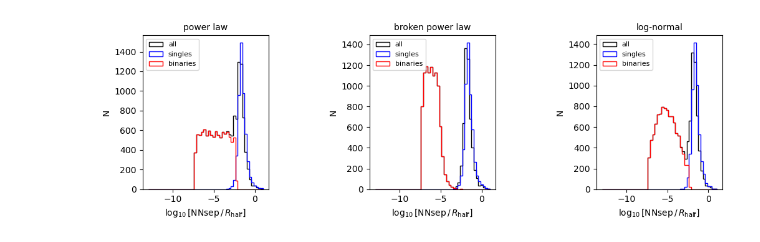
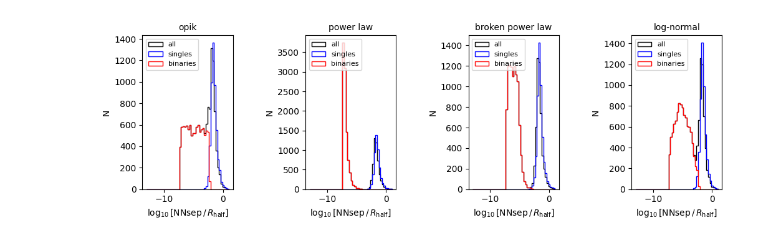
Before and after one commit to mgwalkergit/xymass, a Jupyter notebook: examples/sample_r2d_with_binaries.ipynb, the cells around one changed output. Cells and saved outputs as stored; diff of their text form; code cells hidden in the pictures.

Commit message:
updated examples to include opik

```diff
--- a/examples/sample_r2d_with_binaries.ipynb
+++ b/examples/sample_r2d_with_binaries.ipynb
@@ -103,13 +106,19 @@ plt.show()
 s_min=1.*u.AU #minimum separation
 s_max=100000*u.AU #maximum separation
 # %%
-pl_alpha=1.001 #power law, index, defined so 2D separation function is dN/ds propto s^(-alpha)
-
-#add binary companions according to 2D separation function that is power law
-r2d_with_binaries_pl=xymass.add_binaries_func(r2d.r_xyz,\
-                                              separation_func='pl',mass_primary=mass_primary,\
+#add binary companions according to 2D separation function that is Opik's law
+r2d_with_binaries_opik=xymass.add_binaries_func(r2d.r_xyz,\
+                                              separation_func='opik',mass_primary=mass_primary,\
                                               mass_secondary=mass_secondary,f_binary=f_binary,s_min=s_min,\
-                                              s_max=s_max,alpha=pl_alpha,projected=True) #project=True if separation function is 2D, False if 3D
+                                              s_max=s_max,projected=True) #project=True if separation function is 2D, False if 3D
+# %%
+pl_alpha=2.001 #power law, index, defined so 2D separation function is dN/ds propto s^(-alpha)
+
+#add binary companions according to 2D separation function that is power law
+r2d_with_binaries_pl=xymass.add_binaries_func(r2d.r_xyz,\
+                                              separation_func='pl',mass_primary=mass_primary,\
+                                              mass_secondary=mass_secondary,f_binary=f_binary,s_min=s_min,\
+                                              s_max=s_max,alpha=pl_alpha,projected=True) #project=True if separation function is 2D, False if 3D
 # %%
 bpl_s_break=100.*u.AU #broken power law, break separation
 bpl_alpha1=1.01 #broken power law, index at s < s_break
@@ -135,41 +144,41 @@ r2d_with_binaries_lognormal=xymass.add_binaries_func(r2d.r_xyz,\
 #plot nearest neighbor separation function for each case
 
 fig=plt.figure(figsize=(12,8))
-ax1=fig.add_subplot(231)
-ax2=fig.add_subplot(232)
-ax3=fig.add_subplot(233)
-#ax4=fig.add_subplot(224)
+ax1=fig.add_subplot(241)
+ax2=fig.add_subplot(242)
+ax3=fig.add_subplot(243)
+ax4=fig.add_subplot(244)
 fig.subplots_adjust(wspace=0.8,hspace=0.5)
 
-ax=[ax1,ax2,ax3]
-title=['power law','broken power law','log-normal']
+ax=[ax1,ax2,ax3,ax4]
+title=['opik','power law','broken power law','log-normal']
 
 i=0
-for sample in [r2d_with_binaries_pl,r2d_with_binaries_bpl,r2d_with_binaries_lognormal]:
+for sample in [r2d_with_binaries_opik,r2d_with_binaries_pl,r2d_with_binaries_bpl,r2d_with_binaries_lognormal]:
     xy=np.c_[sample.r_xyz.T[0],sample.r_xyz.T[1]]
     xy_singles=np.c_[sample.r_xyz.T[0],sample.r_xyz.T[1]][sample.item==0]
     xy_binaries=np.c_[sample.r_xyz.T[0],sample.r_xyz.T[1]][sample.item>0]
 
     tree=scipy.spatial.KDTree(xy.to(r2d.rhalf_2d.unit).value)
     tree_singles=scipy.spatial.KDTree(xy_singles.to(r2d.rhalf_2d.unit).value)
     tree_binaries=scipy.spatial.KDTree(xy_binaries.to(r2d.rhalf_2d.unit).value)
 
     nn=tree.query(xy.value,k=2)[0].T[1]#gives array of NN distance for each item in sample
     nn_singles=tree_singles.query(xy_singles.value,k=2)[0].T[1]
     nn_binaries=tree_binaries.query(xy_binaries.value,k=2)[0].T[1]
     nn_0=tree_singles.query(xy_binaries.value,k=2)[0].T[1]
     nn_1=tree_binaries.query(xy_singles.value,k=2)[0].T[1]
 
     ax[i].hist(np.log10(nn/r2d.rhalf_2d.value),bins=50,histtype='step',density=False,color='k',label='all',range=[-13,1])
     ax[i].hist(np.log10(nn_singles/r2d.rhalf_2d.value),bins=50,histtype='step',density=False,color='b',label='singles',range=[-13,1])
     ax[i].hist(np.log10(nn_binaries/r2d.rhalf_2d.value),bins=50,histtype='step',density=False,color='r',label='binaries',range=[-13,1])
     ax[i].set_xlabel(r'$\log_{10}[\mathrm{NN sep}\,/\,R_{\rm half}]$',fontsize=10)
     ax[i].set_title(title[i],fontsize=10)
     ax[i].set_ylabel('N')
     ax[i].legend(loc=2,fontsize=8)
 
     i+=1
 
 plt.show()
 # %% [output]
-[figure, old version]
+[figure, new version]
```
Also changed, not shown: parts of 2 cells of this notebook, 6 other files.
